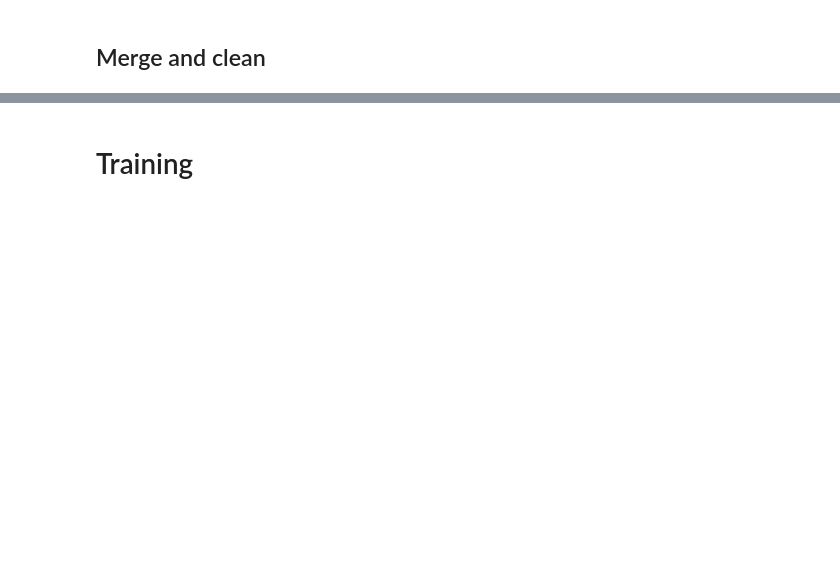
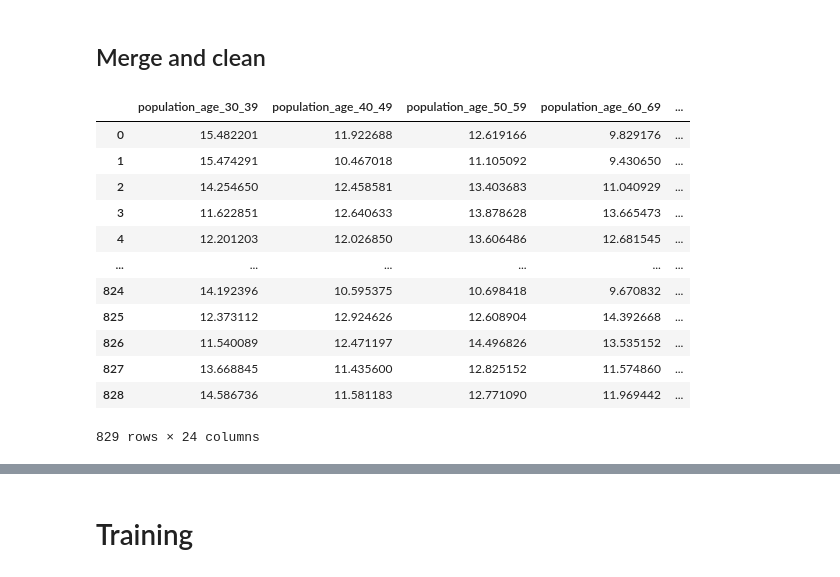
Before and after one commit to robbagott/covid-case-predictor, a Jupyter notebook: covid-case-predictor.ipynb, the cells around one changed output, grey strips where cells are left out. Drawn from its saved outputs; the diff is of its cells as text; code cells hidden in the pictures; blank space fills up the shorter version.

```diff
--- a/covid-case-predictor.ipynb
+++ b/covid-case-predictor.ipynb
@@ -437,12 +503,27 @@ missing_stats(surge_3)
 # %%
 def merge_and_clean(data):
     data = county_data.merge(data, on='location_key')
     data = data.drop(columns=['fips', 'location_key', 'subregion1_code'])
     return data
 surge_1 = merge_and_clean(surge_1)
 surge_2 = merge_and_clean(surge_2)
 surge_3 = merge_and_clean(surge_3)
+surges_combined = merge_and_clean(surges_combined)
 surge_1
+# %% [output]
+|  | population_age_30_39 | population_age_40_49 | population_age_50_59 | population_age_60_69 | ... |
+| 0 | 15.482201 | 11.922688 | 12.619166 | 9.829176 | ... |
+| 1 | 15.474291 | 10.467018 | 11.105092 | 9.430650 | ... |
+| 2 | 14.254650 | 12.458581 | 13.403683 | 11.040929 | ... |
+| 3 | 11.622851 | 12.640633 | 13.878628 | 13.665473 | ... |
+| 4 | 12.201203 | 12.026850 | 13.606486 | 12.681545 | ... |
+| ... | ... | ... | ... | ... | ... |
+| 824 | 14.192396 | 10.595375 | 10.698418 | 9.670832 | ... |
+| 825 | 12.373112 | 12.924626 | 12.608904 | 14.392668 | ... |
+| 826 | 11.540089 | 12.471197 | 14.496826 | 13.535152 | ... |
+| 827 | 13.668845 | 11.435600 | 12.825152 | 11.574860 | ... |
+| 828 | 14.586736 | 11.581183 | 12.771090 | 11.969442 | ... |
+829 rows × 24 columns
 # %%
 def show_heatmap(data):
     corr = data.drop(columns=['cumulative_confirmed']).corr()
```
Also changed, not shown: parts of 16 cells of this notebook.
